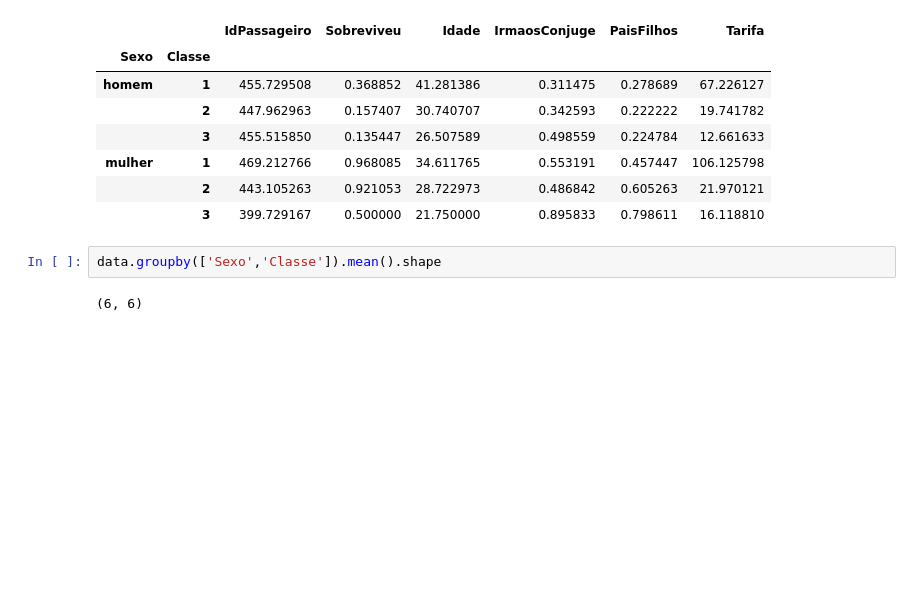
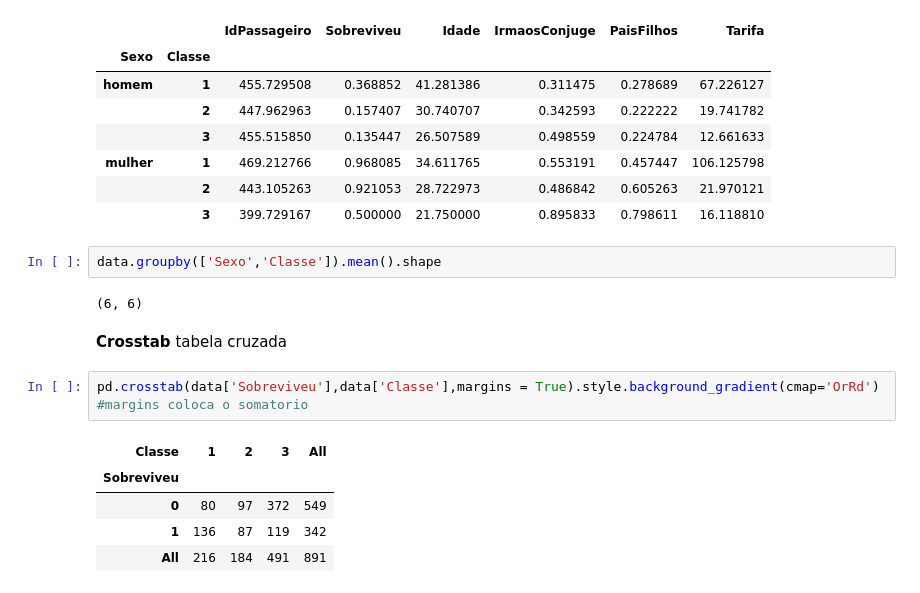
Before and after one commit to LucasRocha2308/Curso-Data-Science-e-Machine-Learning-com-Estatistica-e-Python, a Jupyter notebook: pandas_treino.ipynb, the cells around one changed output. Saved outputs shown, nothing was run; the diff lists cells and outputs as text; blank space fills up the shorter version.

```diff
--- a/pandas_treino.ipynb
+++ b/pandas_treino.ipynb
@@ -444,3 +444,13 @@ data.groupby(['Sexo','Classe']).mean()
 data.groupby(['Sexo','Classe']).mean().shape
 # %% [output]
 (6, 6)
+# %% [markdown]
+**Crosstab** tabela cruzada
+# %%
+pd.crosstab(data['Sobreviveu'],data['Classe'],margins = True).style.background_gradient(cmap='OrRd') #margins coloca o somatorio
+# %% [output]
+| Classe | 1 | 2 | 3 | All |
+| Sobreviveu |  |  |  |  |
+| 0 | 80 | 97 | 372 | 549 |
+| 1 | 136 | 87 | 119 | 342 |
+| All | 216 | 184 | 491 | 891 |
```
Also changed, not shown: parts of 6 cells of this notebook.
